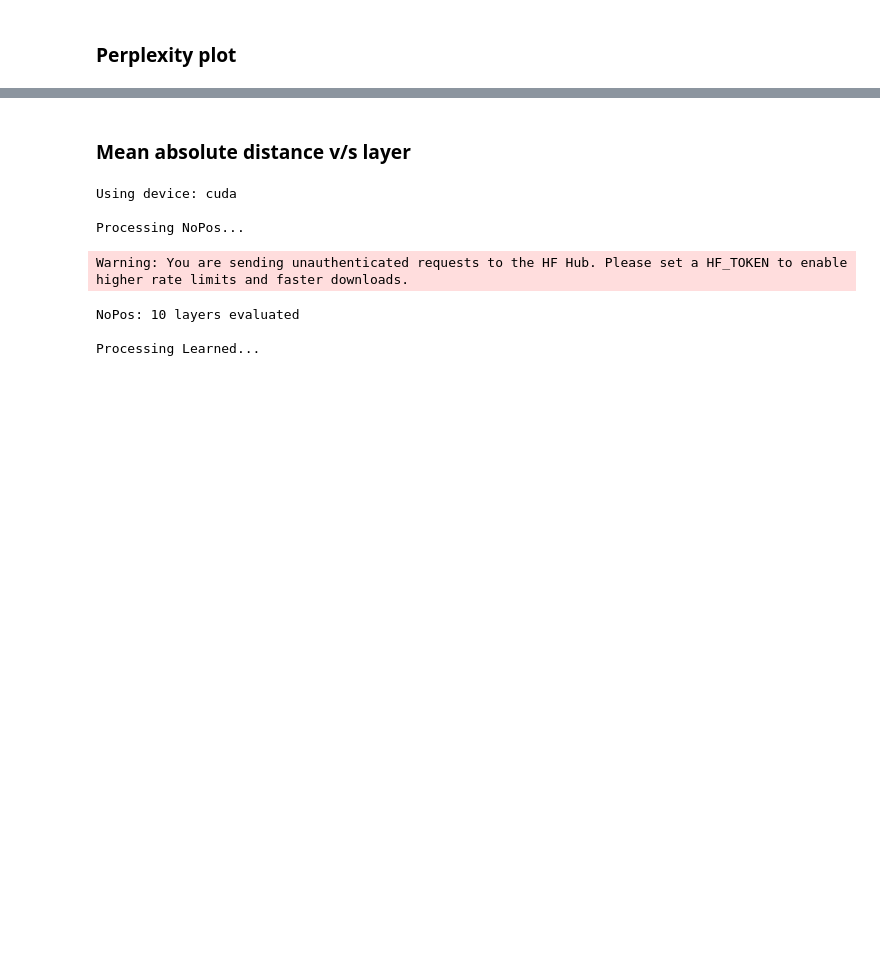
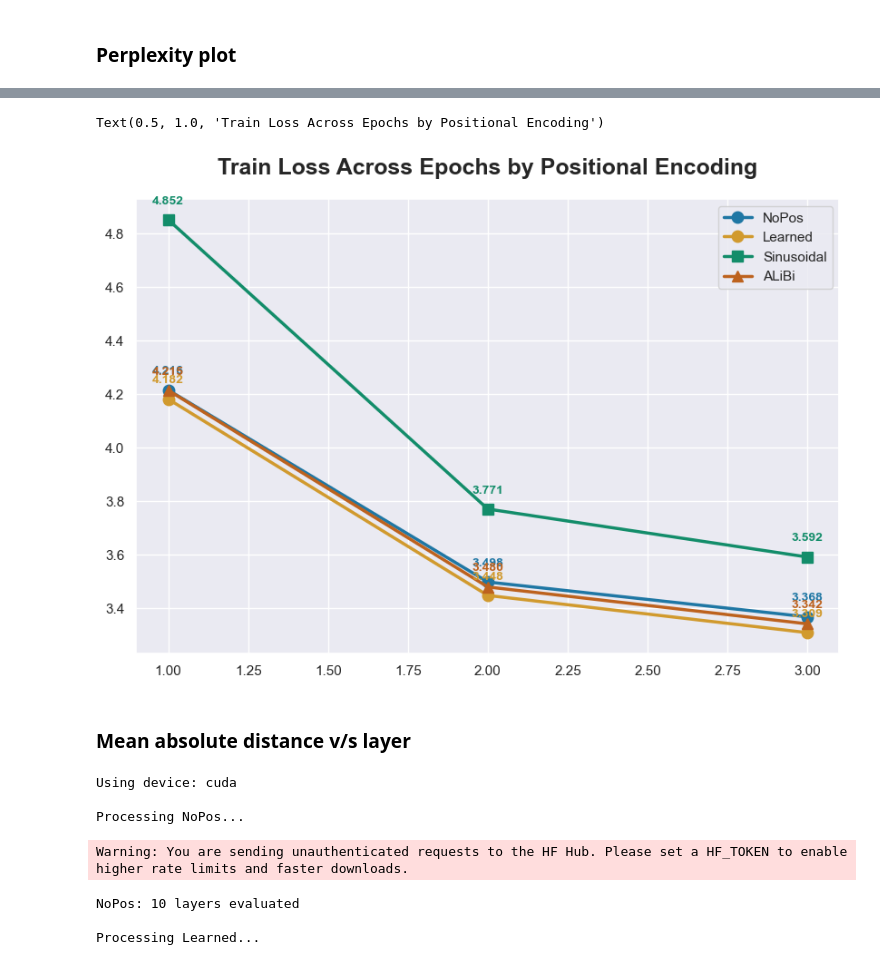
Before and after one commit to kingshuk7995/DL-proj, a Jupyter notebook: result_analysis.ipynb, the cells around one changed output, grey strips where cells are left out. Drawn from its saved outputs; the diff is of its cells as text; code cells hidden in the pictures; blank space fills up the shorter version.

```diff
--- a/result_analysis.ipynb
+++ b/result_analysis.ipynb
@@ -33,3 +55,34 @@ plt.show()
+# %%
+import matplotlib.pyplot as plt
+import seaborn as sns
+import numpy as np
+
+epochs = [1, 2, 3]
+data = {
+    'NoPos': [4.2159, 3.4985, 3.3682],
+    'Learned': [4.1818, 3.4483, 3.3093],
+    'Sinusoidal': [4.8519, 3.7712, 3.5918],
+    'ALiBi': [4.2148, 3.4800, 3.3421]
+}
+
+colors = {'NoPos': '#1f77a4', 'Learned': '#d19a2e', 'Sinusoidal': '#138d6a', 'ALiBi': '#bd621e'}
+markers = {'NoPos': 'o', 'Learned': 'o', 'Sinusoidal': 's', 'ALiBi': '^'}
+
+sns.set_theme(style="darkgrid")
+plt.figure(figsize=(10, 6.5))
+
+for name, values in data.items():
+    plt.plot(epochs, values, marker=markers[name], markersize=9,
+             label=name, color=colors[name], linewidth=2.5, linestyle='-')
+    for i, val in enumerate(values):
+        plt.text(epochs[i], val + 0.05, f'{val:.3f}',
+                 ha='center', va='bottom', fontsize=10,
+                 fontweight='bold', color=colors[name])
+plt.legend()
+plt.title("Train Loss Across Epochs by Positional Encoding", fontsize=18, pad=20, fontweight='bold')
+# %% [output]
+Text(0.5, 1.0, 'Train Loss Across Epochs by Positional Encoding')
+[figure, added]
 # %% [markdown]
 ### Mean absolute distance v/s layer
 # %%
```
Also changed, not shown: parts of 1 cell of this notebook, 4 other files.
